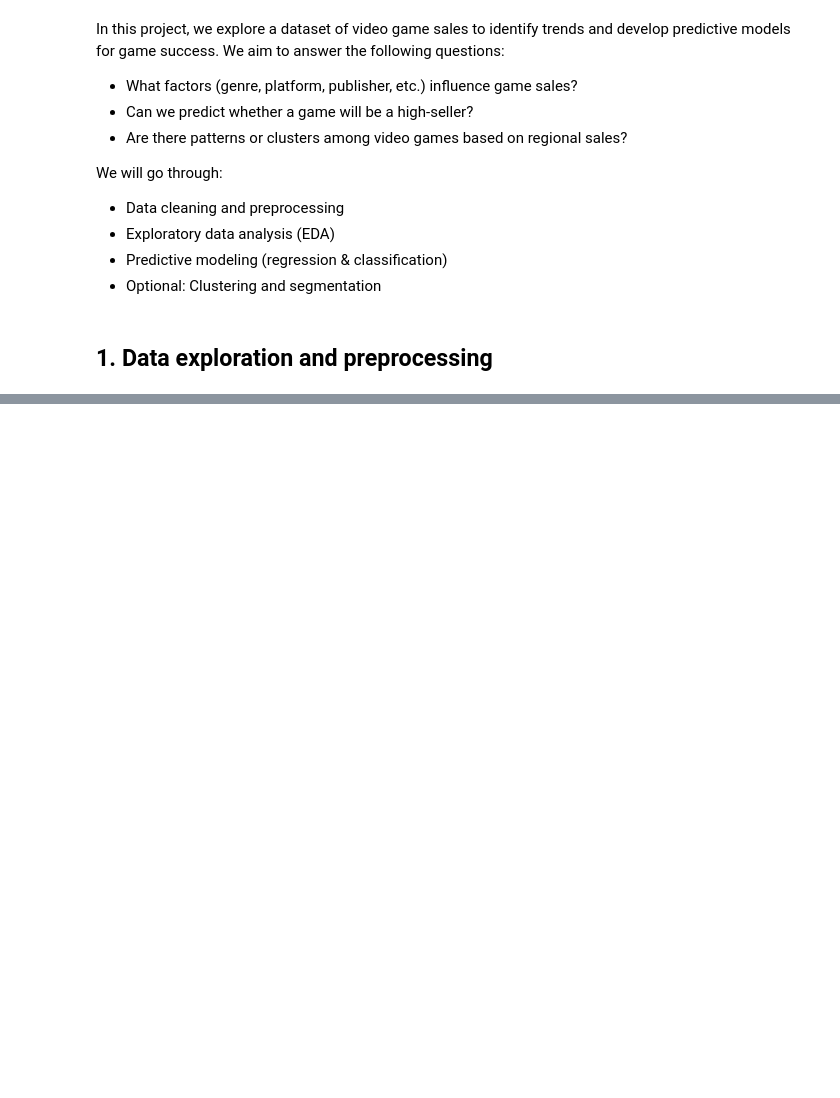
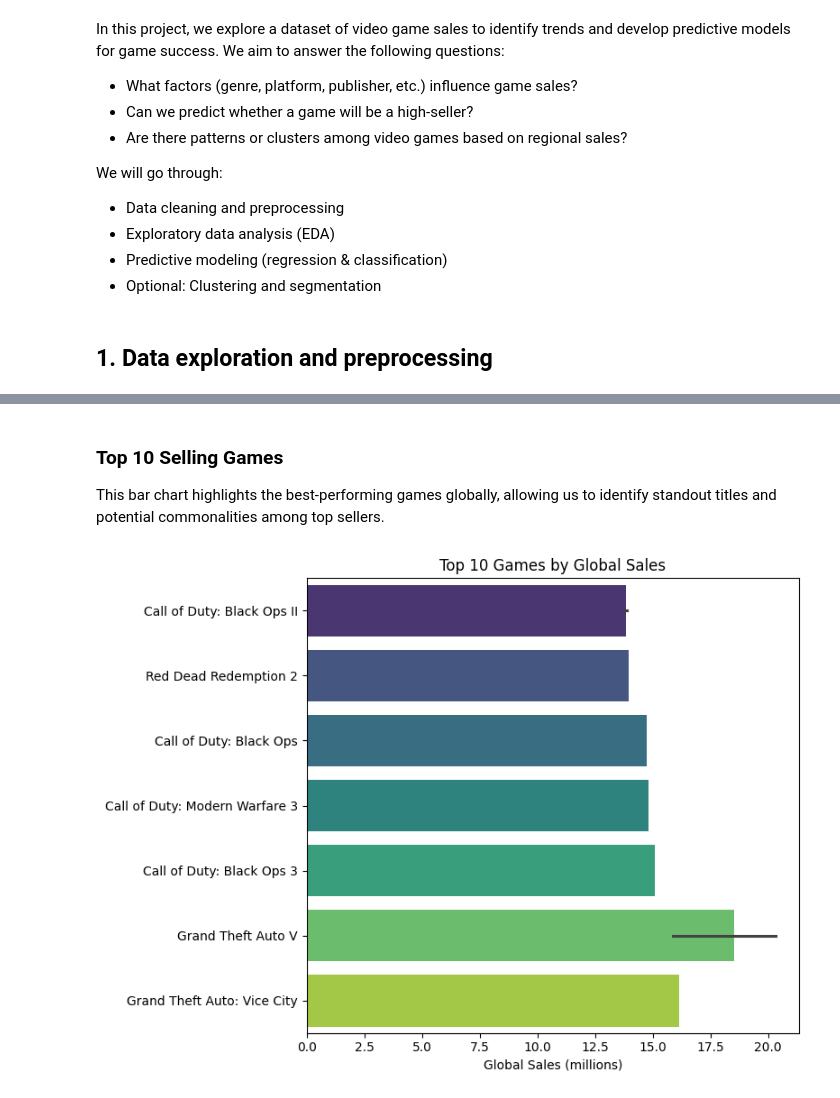
Before and after one commit to William-Baaklini/EWD-Project, a Jupyter notebook: william_baaklini_s34859_ewd_project.ipynb, the cells around one changed output, grey strips where cells are left out. Drawn from its saved outputs; the diff is of its cells as text; code cells hidden in the pictures; blank space fills up the shorter version.

```diff
--- a/william_baaklini_s34859_ewd_project.ipynb
+++ b/william_baaklini_s34859_ewd_project.ipynb
@@ -22,12 +24,16 @@ We will go through:
 # %%
 import pandas as pd
+import matplotlib.pyplot as plt
+import seaborn as sns
+import requests, io
+from IPython.display import Image, display, HTML
 
 # Load your CSV file
-raw_df = pd.read_csv("vgchartz-2024.csv")
+df = pd.read_csv("vgchartz-2024.csv")
 
 # Show the number of entries (rows)
-raw_df.info()
-raw_df.head()
+df.info()
+df.head()
 # %% [output]
 <class 'pandas.core.frame.DataFrame'>
 RangeIndex: 64016 entries, 0 to 64015
@@ -54,0 +153,27 @@ memory usage: 6.8+ MB
+# %% [markdown]
+### Top 10 Selling Games
+
+This bar chart highlights the best-performing games globally, allowing us to identify standout titles and potential commonalities among top sellers.
+# %%
+top_10_games = (
+    df.sort_values("total_sales", ascending=False)
+      .head(10)
+      .sort_values("total_sales")  # reverse for horizontal bar
+)
+
+plt.figure(figsize=(8, 6))
+sns.barplot(
+    data=top_10_games,
+    x="total_sales",
+    y="title",
+    hue="title",
+    palette="viridis",
+    legend=False
+)
+plt.title("Top 10 Games by Global Sales")
+plt.xlabel("Global Sales (millions)")
+plt.ylabel("")
+plt.tight_layout()
+plt.show()
+# %% [output]
+[figure, added]
```
Also changed, not shown: parts of 38 cells of this notebook, 22 other files.
